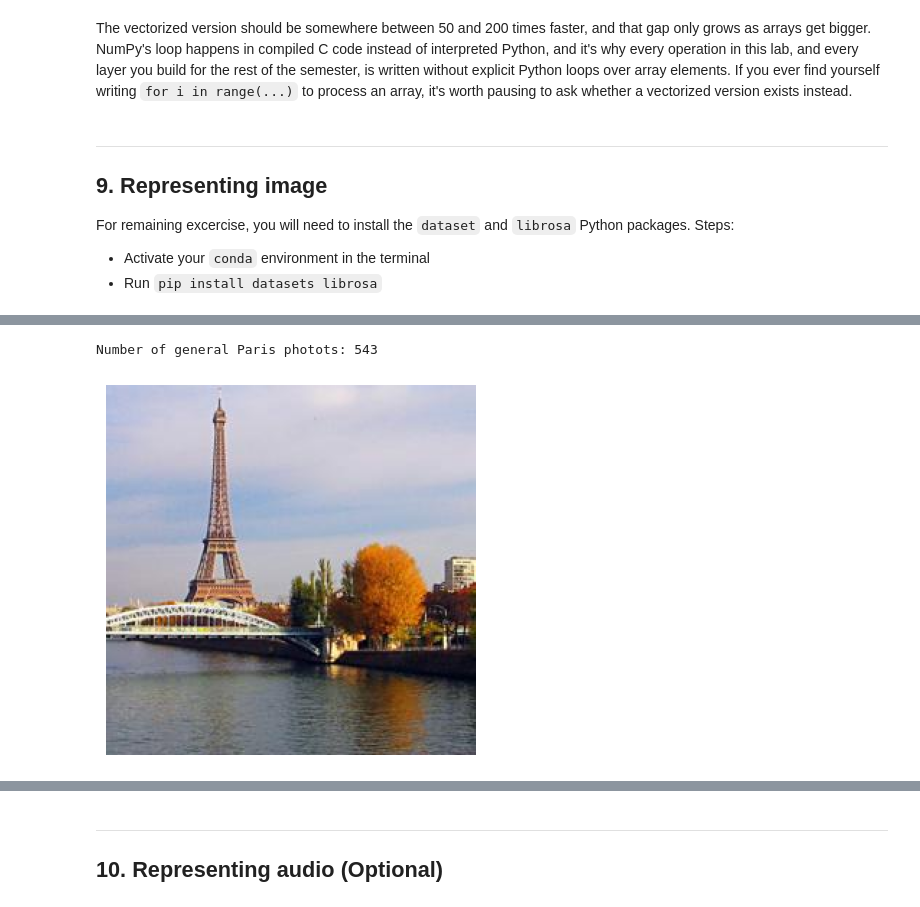
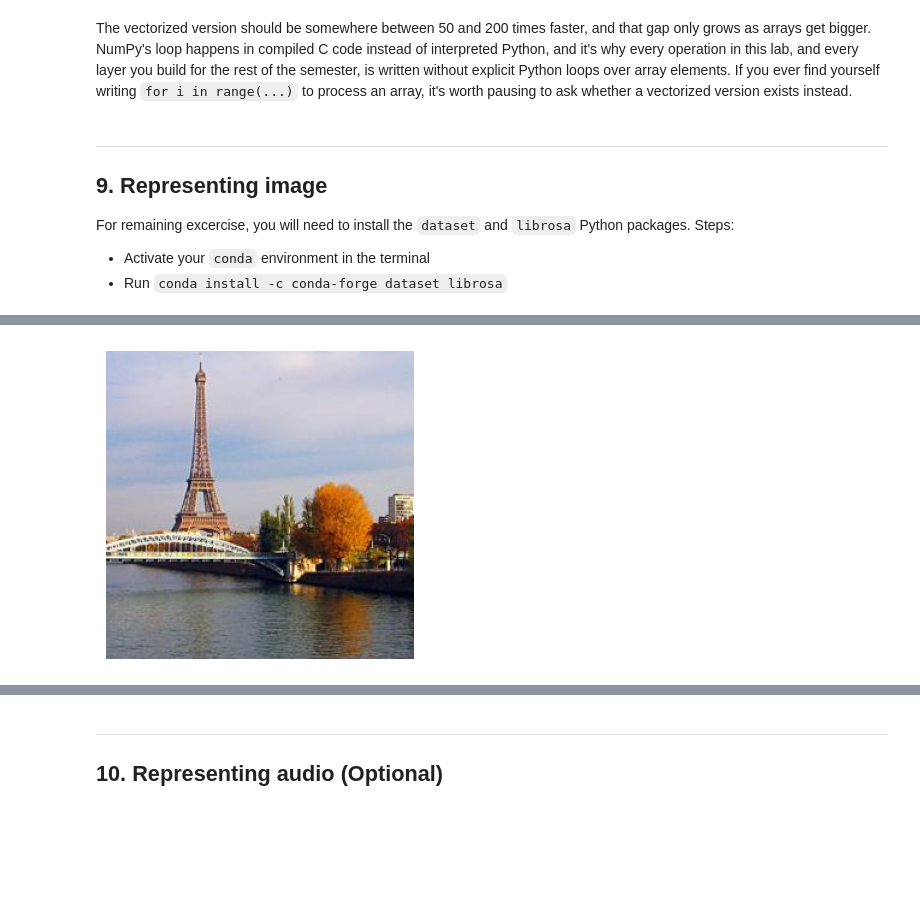
Before and after one commit to omariott/PSL-DL-Labs, a Jupyter notebook: labs/lab02_numpy.ipynb, the cells around one changed output, grey strips where cells are left out. Saved outputs shown, nothing was run; the diff lists cells and outputs as text; code cells hidden in the pictures; blank space fills up the shorter version.

```diff
--- a/labs/lab02_numpy.ipynb
+++ b/labs/lab02_numpy.ipynb
@@ -579,7 +668,7 @@ The vectorized version should be somewhere between 50 and 200 times faster, and
 
 For remaining excercise, you will need to install the `dataset` and `librosa` Python packages. Steps:
 - Activate your `conda` environment in the terminal
-- Run `pip install datasets librosa`
+- Run `conda install -c conda-forge dataset librosa`
 # %%
 from datasets import load_dataset
 import matplotlib.pyplot as plt
@@ -598,6 +687,8 @@ print(f"Number of general Paris photots: {len(paris_general)}")
 example = paris_general[160]
 
 image_array = np.array(example["image"])
+
+plt.figure(figsize=(4,4))
 plt.imshow(image_array);
 plt.axis("off");
 # %% [output]
@@ -605,4 +696,3 @@ Warning: You are sending unauthenticated requests to the HF Hub. Please set a HF
-Number of general Paris photots: 543
-[figure, old version]
+[figure, new version]
 # %%
 # TODO: Play with the tensor operations in the previous sections for the image representation
```
Also changed, not shown: parts of 80 cells of this notebook, 4 other files.
